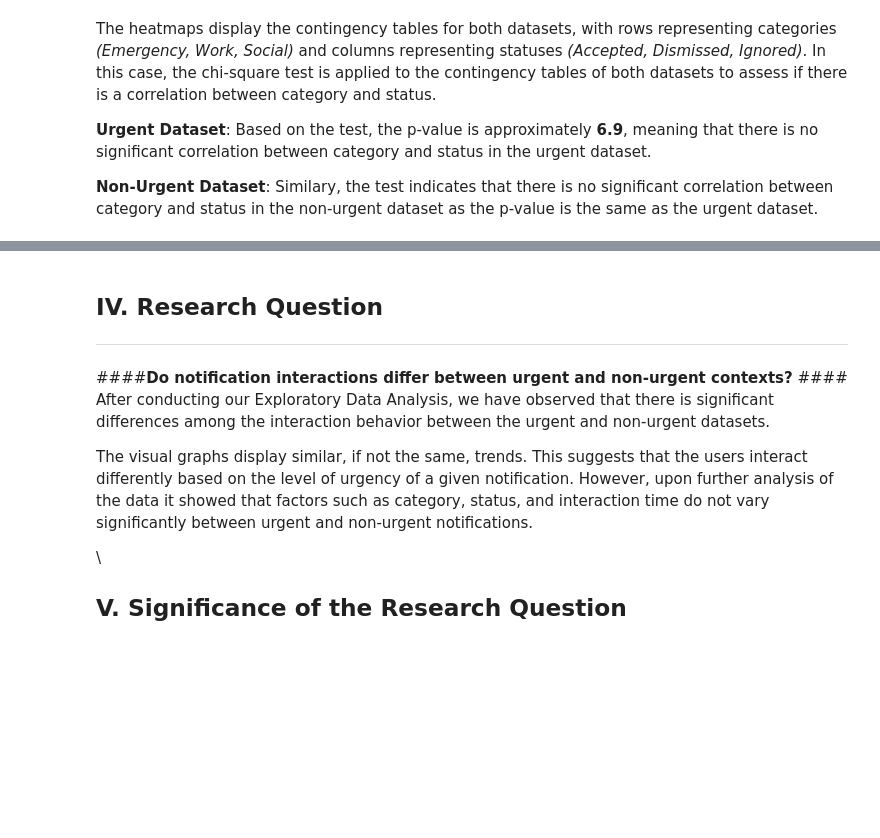
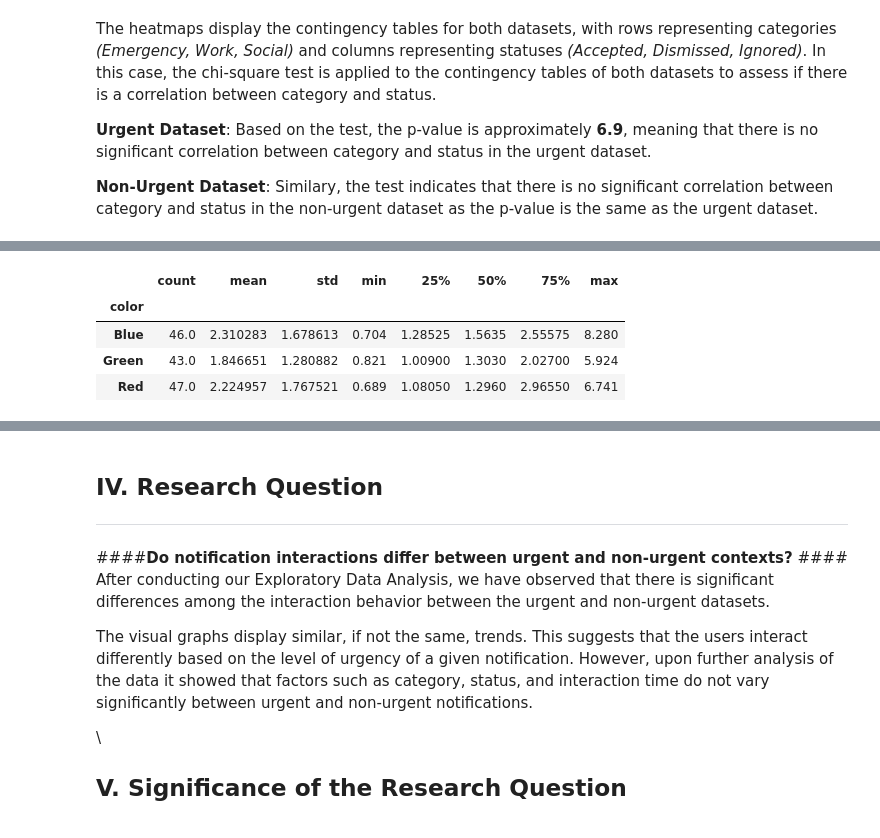
Before and after one commit to maxinebadiola/notification-interaction, a Jupyter notebook: HCI2001_Exploratory_Data_Analysis.ipynb, the cells around one changed output, grey strips where cells are left out. Cells and saved outputs as stored; diff of their text form; code cells hidden in the pictures; blank space fills up the shorter version.

```diff
--- a/HCI2001_Exploratory_Data_Analysis.ipynb
+++ b/HCI2001_Exploratory_Data_Analysis.ipynb
@@ -517,0 +540,8 @@ Similary, the test indicates that there is no significant correlation between ca
+# %%
+urgent_df.groupby('color')['interactionTime'].describe()
+# %% [output]
+|  | count | mean | std | min | 25% | 50% | 75% | max |
+| color |  |  |  |  |  |  |  |  |
+| Blue | 46.0 | 2.310283 | 1.678613 | 0.704 | 1.28525 | 1.5635 | 2.55575 | 8.280 |
+| Green | 43.0 | 1.846651 | 1.280882 | 0.821 | 1.00900 | 1.3030 | 2.02700 | 5.924 |
+| Red | 47.0 | 2.224957 | 1.767521 | 0.689 | 1.08050 | 1.2960 | 2.96550 | 6.741 |
```
Also changed, not shown: parts of 4 cells of this notebook.
